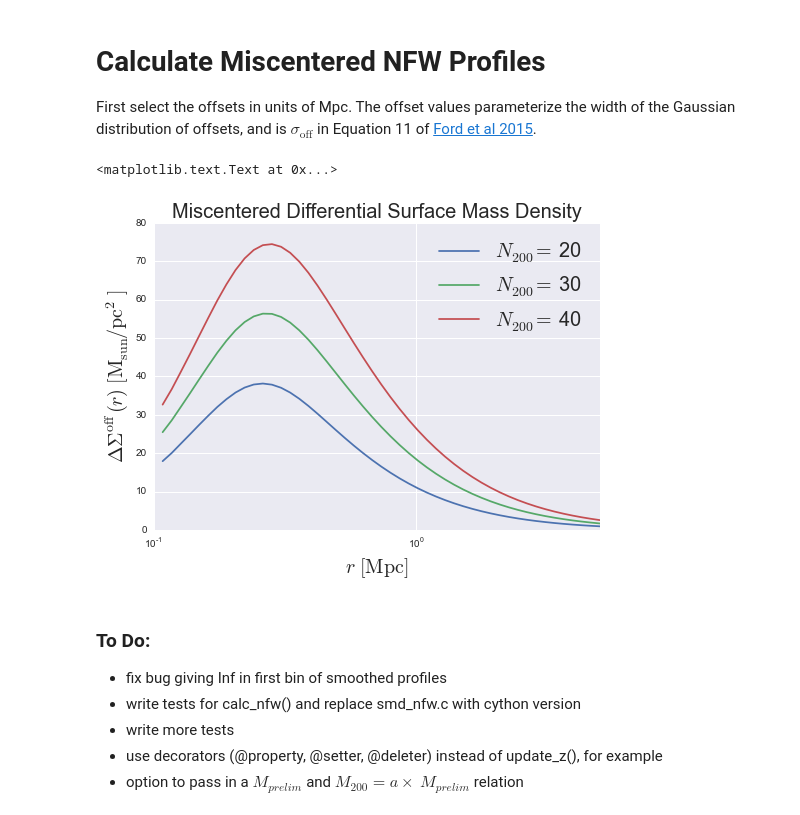
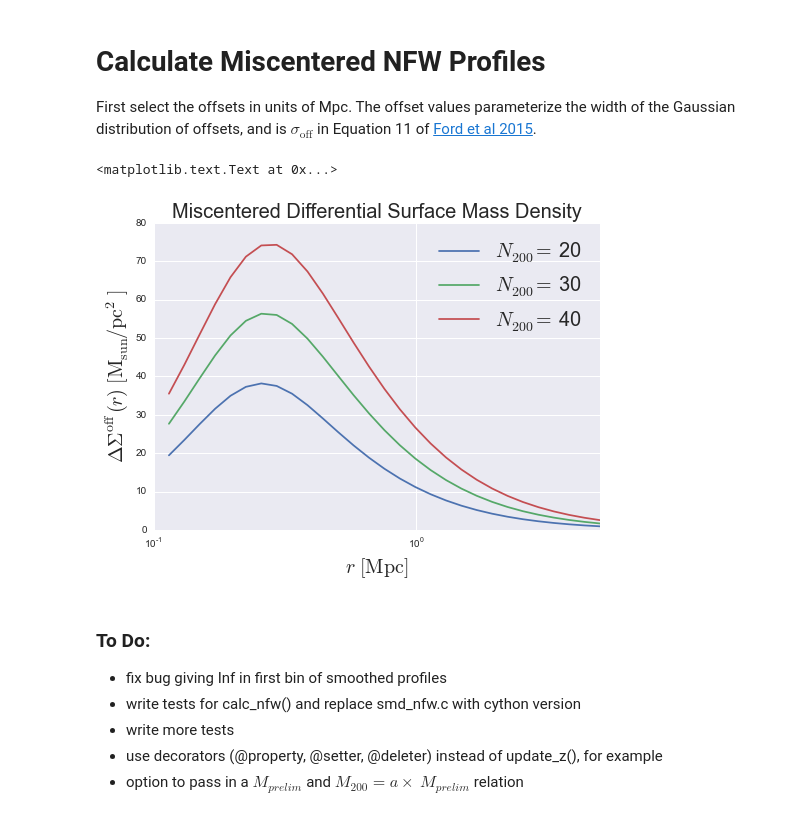
Before and after one commit to jesford/cluster-lensing, a Jupyter notebook: demo_ClusterEnsemble.ipynb, the cells around one changed output. Drawn from its saved outputs; the diff is of its cells as text; code cells hidden in the pictures.

```diff
--- a/demo_ClusterEnsemble.ipynb
+++ b/demo_ClusterEnsemble.ipynb
@@ -42,5 +42,5 @@ This step will also generate $M_{200}$, $r_{200}$, $c_{200}$, and scale radius $
 # %%
-n200 = np.array([20.,20.,20.])
+n200 = np.ones(3)*20.
 c.update_richness(n200)
 c.show()
 # %% [output]
@@ -137,7 +137,6 @@ Mass-Richness Power Law: M200 = norm * (N200 / 20) ^ slope
 First select the radial bins in units of Mpc.
 # %%
 rmin, rmax = 0.1, 5. #Mpc
-nbins = 50
-rbins = np.logspace(np.log10(rmin), np.log10(rmax),
-                     num = nbins) * units.Mpc
-#rbins
+nbins = 30
+rbins = np.logspace(np.log10(rmin), np.log10(rmax), num = nbins)
+rbins
@@ -188,17 +190,17 @@ c.calc_nfw(rbins, offsets=offsets)
 # %%
 for rich, profile in zip(c.n200,c.deltasigma_offset):
     plt.plot(rbins, profile, label='$N_{200}=$ '+str(rich))
 plt.xscale('log')
 plt.legend(fontsize=20)
 
-plt.xlim(rbins.value.min(), rbins.value.max())
+plt.xlim(rbins.min(), rbins.max())
 plt.xlabel('$r\ [\mathrm{Mpc}]$', fontsize=20)
 plt.ylabel('$\Delta\Sigma^\mathrm{off}(r)\ [\mathrm{M}_\mathrm{sun}/\mathrm{pc}^2]$',
            fontsize=20)
 plt.title('Miscentered Differential Surface Mass Density', fontsize=20)
 # %% [output]
 <matplotlib.text.Text at 0x...>
-[figure, old version]
+[figure, new version]
 # %% [markdown]
 ### To Do:
 - fix bug giving Inf in first bin of smoothed profiles
```
Also changed, not shown: parts of 9 cells of this notebook.
